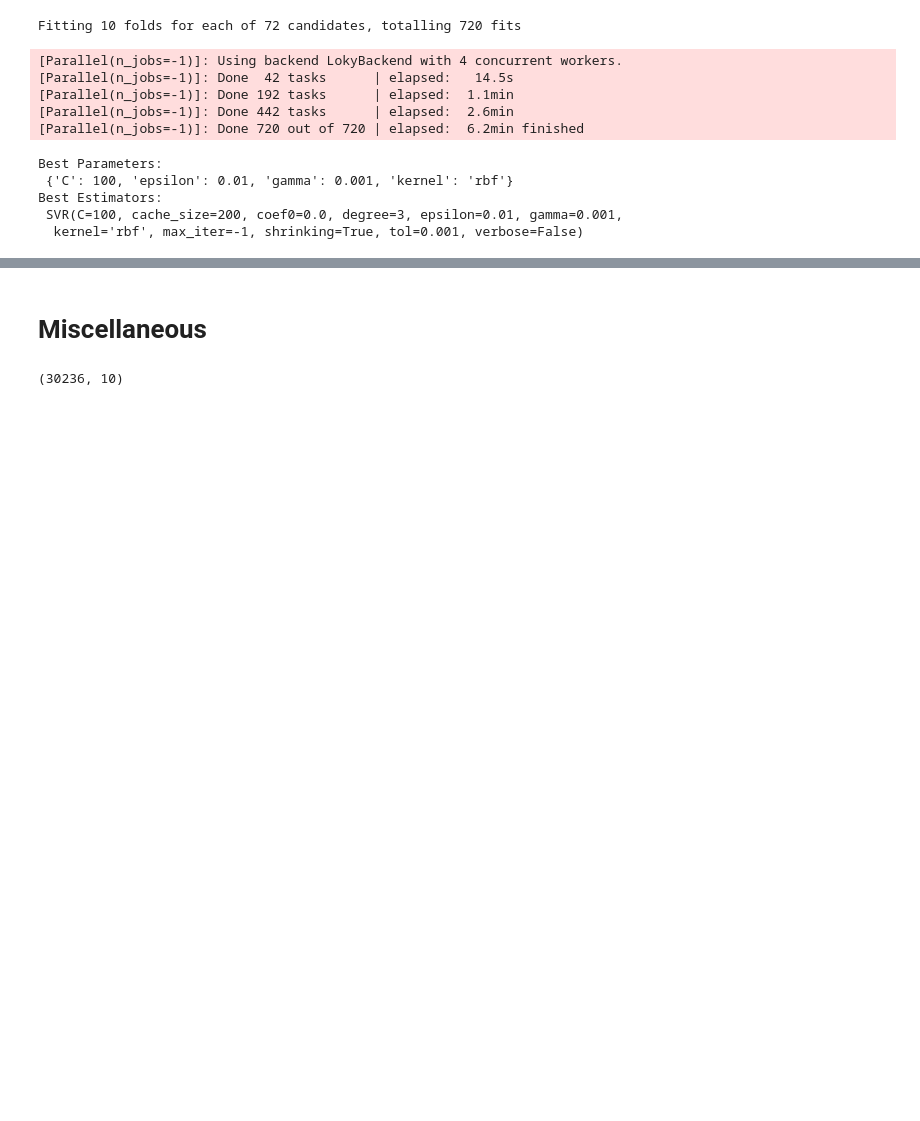
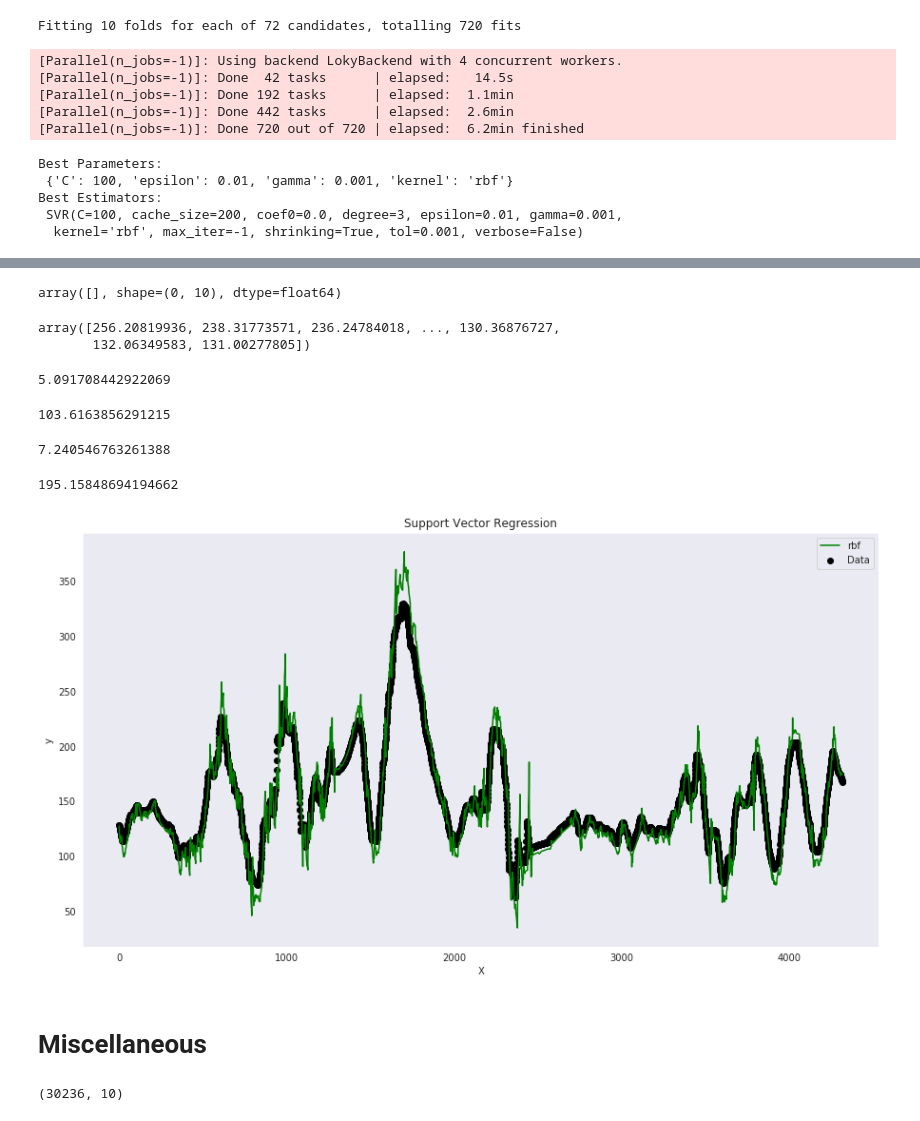
Before and after one commit to gmagannaDevelop/DiabManager, a Jupyter notebook: parse_carelink.ipynb, the cells around one changed output, grey strips where cells are left out. Saved outputs shown, nothing was run; the diff lists cells and outputs as text; code cells hidden in the pictures; blank space fills up the shorter version.

```diff
--- a/parse_carelink.ipynb
+++ b/parse_carelink.ipynb
@@ -1043,3 +1075,37 @@ Best Estimators:
+# %%
+X2 = data.loc['2019/01/11':'2019/01/13', slicer[0]:slicer[-1]].values
+y2 = data.loc['2019/01/11':'2019/01/13', data.columns[-1]].values
+# %%
+X2
+# %% [output]
+array([], shape=(0, 10), dtype=float64)
+# %%
+GS.predict(kernel='rbf')
+# %% [output]
+array([256.20819936, 238.31773571, 236.24784018, ..., 130.36876727,
+       132.06349583, 131.00277805])
+# %%
+#     def MAPE(self, y_true, y_pred):
+GS.MAPE(y.reshape(-1, 1), GS.predict(kernel='rbf').reshape(-1, 1))
+# %% [output]
+5.091708442922069
+# %%
+# def MSE(self, X: np.ndarray = None, y: np.ndarray = None, kernel: str = ''):
+GS.MSE(X=X, y=y, kernel='rbf')
+# %% [output]
+103.6163856291215
+# %%
+GS.MAPE(y2.reshape(-1, 1), GS.predict(kernel='rbf', X=X2).reshape(-1, 1))
+# %% [output]
+7.240546763261388
+# %%
+GS.MSE(X=X2, y=y2, kernel='rbf')
+# %% [output]
+195.15848694194662
+# %%
+GS.plot(kernel='rbf', X=X2, y=y2)
+# %% [output]
+[figure, added]
 # %% [markdown]
 # Miscellaneous
 # %%
```
Also changed, not shown: parts of 10 cells of this notebook, 1 other file.
